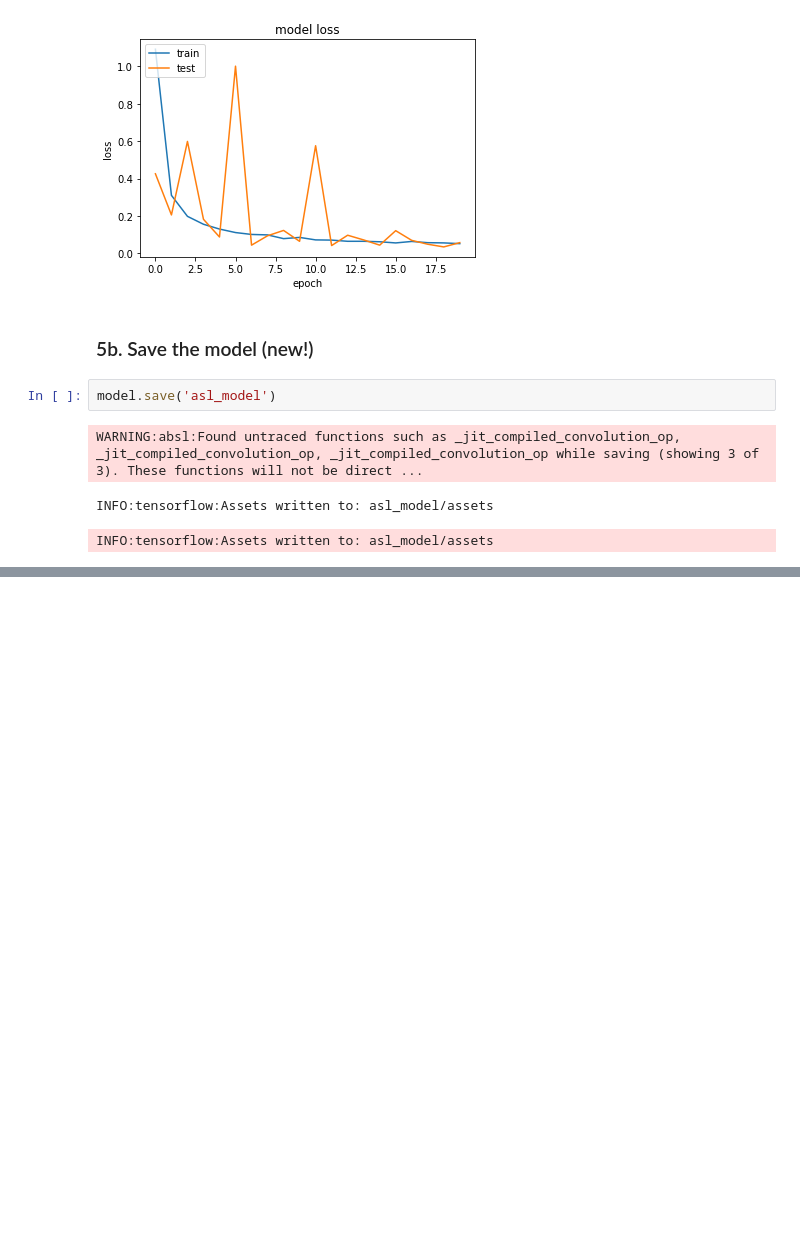
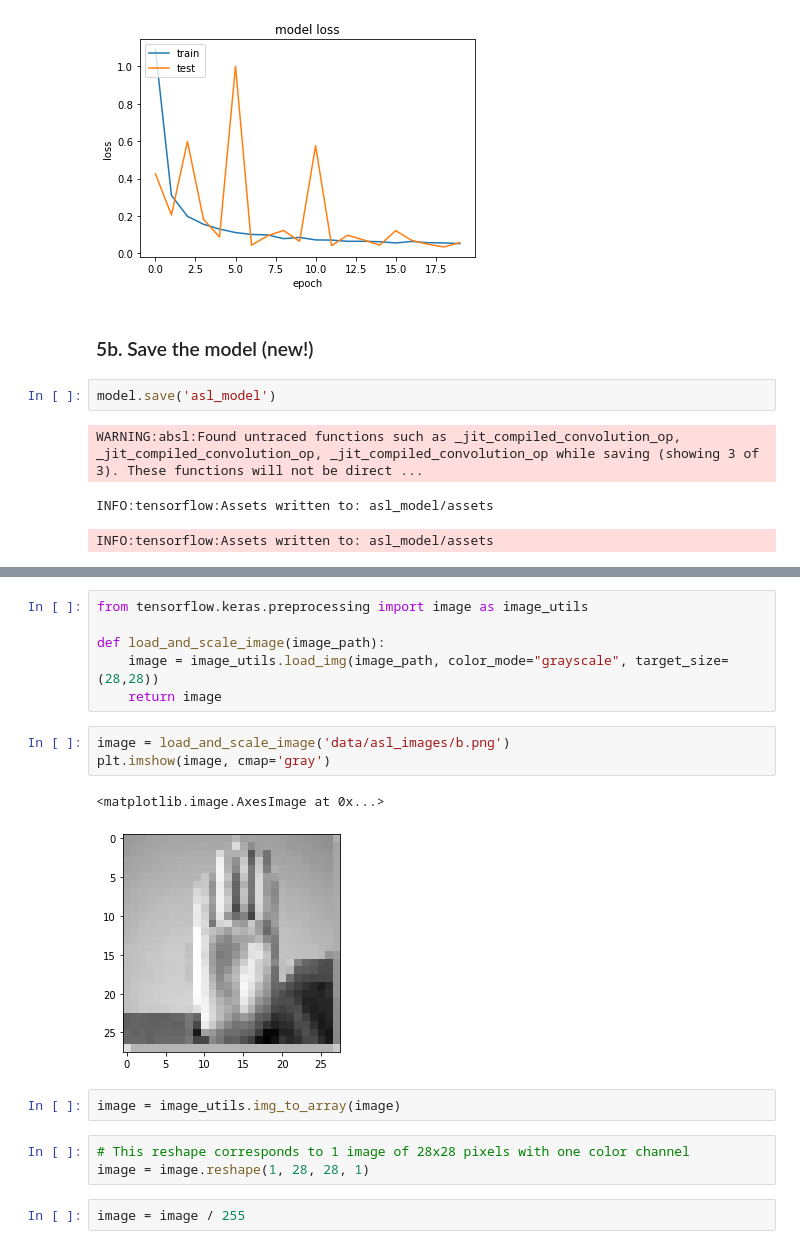
Before and after one commit to felixm3/coursework-workshops-bootcamps-lectures-etc, a Jupyter notebook: nvidia-dli-fundamentals-of-deep-learning/04_asl_data_augmentation.ipynb, the cells around one changed output, grey strips where cells are left out. Saved outputs shown, nothing was run; the diff lists cells and outputs as text; blank space fills up the shorter version.

```diff
--- a/nvidia-dli-fundamentals-of-deep-learning/04_asl_data_augmentation.ipynb
+++ b/nvidia-dli-fundamentals-of-deep-learning/04_asl_data_augmentation.ipynb
@@ -181,0 +219,19 @@ INFO:tensorflow:Assets written to: asl_model/assets
+# %%
+from tensorflow.keras.preprocessing import image as image_utils
+
+def load_and_scale_image(image_path):
+    image = image_utils.load_img(image_path, color_mode="grayscale", target_size=(28,28))
+    return image
+# %%
+image = load_and_scale_image('data/asl_images/b.png')
+plt.imshow(image, cmap='gray')
+# %% [output]
+<matplotlib.image.AxesImage at 0x...>
+[figure, added]
+# %%
+image = image_utils.img_to_array(image)
+# %%
+# This reshape corresponds to 1 image of 28x28 pixels with one color channel
+image = image.reshape(1, 28, 28, 1)
+# %%
+image = image / 255
```
Also changed, not shown: parts of 12 cells of this notebook, 3 other files.
